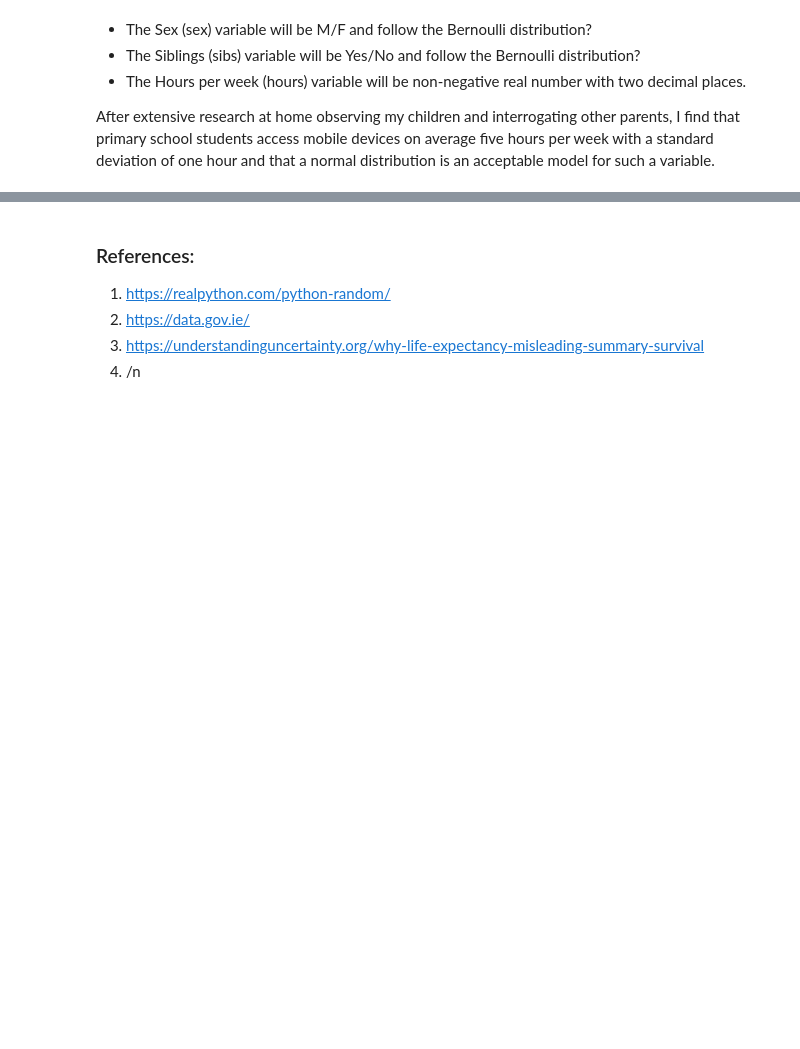
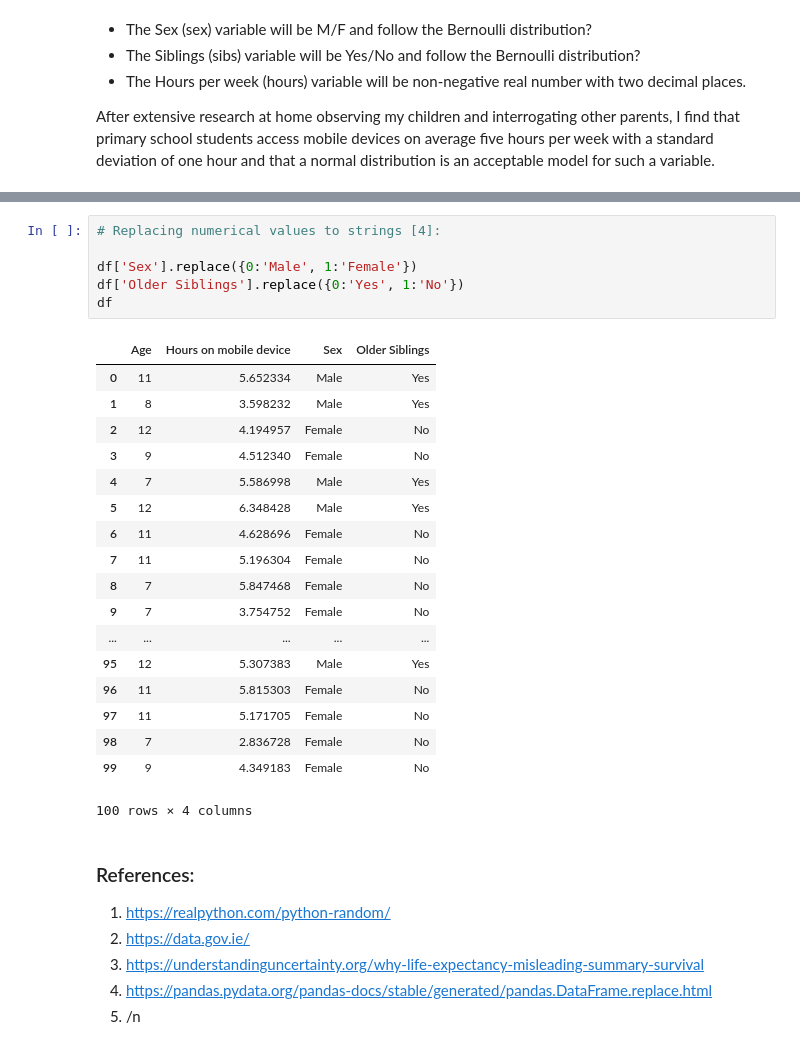
Before and after one commit to JulianConneely/Programming-for-Data-Analysis-Project-Dec18, a Jupyter notebook: Life Expectancy.ipynb, the cells around one changed output, grey strips where cells are left out. Cells and saved outputs as stored; diff of their text form; blank space fills up the shorter version.

```diff
--- a/Life Expectancy.ipynb
+++ b/Life Expectancy.ipynb
@@ -101,6 +179,32 @@ array([1953, 1995, 1965, 1951, 1974, 1948, 1974, 1996, 1967, 1978, 1962,
+# %%
+# Replacing numerical values to strings [4]:
+
+df['Sex'].replace({0:'Male', 1:'Female'})
+df['Older Siblings'].replace({0:'Yes', 1:'No'})
+df
+# %% [output]
+|  | Age | Hours on mobile device | Sex | Older Siblings |
+| 0 | 11 | 5.652334 | Male | Yes |
+| 1 | 8 | 3.598232 | Male | Yes |
+| 2 | 12 | 4.194957 | Female | No |
+| 3 | 9 | 4.512340 | Female | No |
+| 4 | 7 | 5.586998 | Male | Yes |
+| 5 | 12 | 6.348428 | Male | Yes |
+| 6 | 11 | 4.628696 | Female | No |
+| 7 | 11 | 5.196304 | Female | No |
+| 8 | 7 | 5.847468 | Female | No |
+| 9 | 7 | 3.754752 | Female | No |
+| ... | ... | ... | ... | ... |
+| 95 | 12 | 5.307383 | Male | Yes |
+| 96 | 11 | 5.815303 | Female | No |
+| 97 | 11 | 5.171705 | Female | No |
+| 98 | 7 | 2.836728 | Female | No |
+| 99 | 9 | 4.349183 | Female | No |
+100 rows × 4 columns
 # %% [markdown]
 ### References:
 1. https://realpython.com/python-random/
 2. https://data.gov.ie/
 3. https://understandinguncertainty.org/why-life-expectancy-misleading-summary-survival
+4. https://pandas.pydata.org/pandas-docs/stable/generated/pandas.DataFrame.replace.html
 4. /n
```
Also changed, not shown: parts of 8 cells of this notebook.
